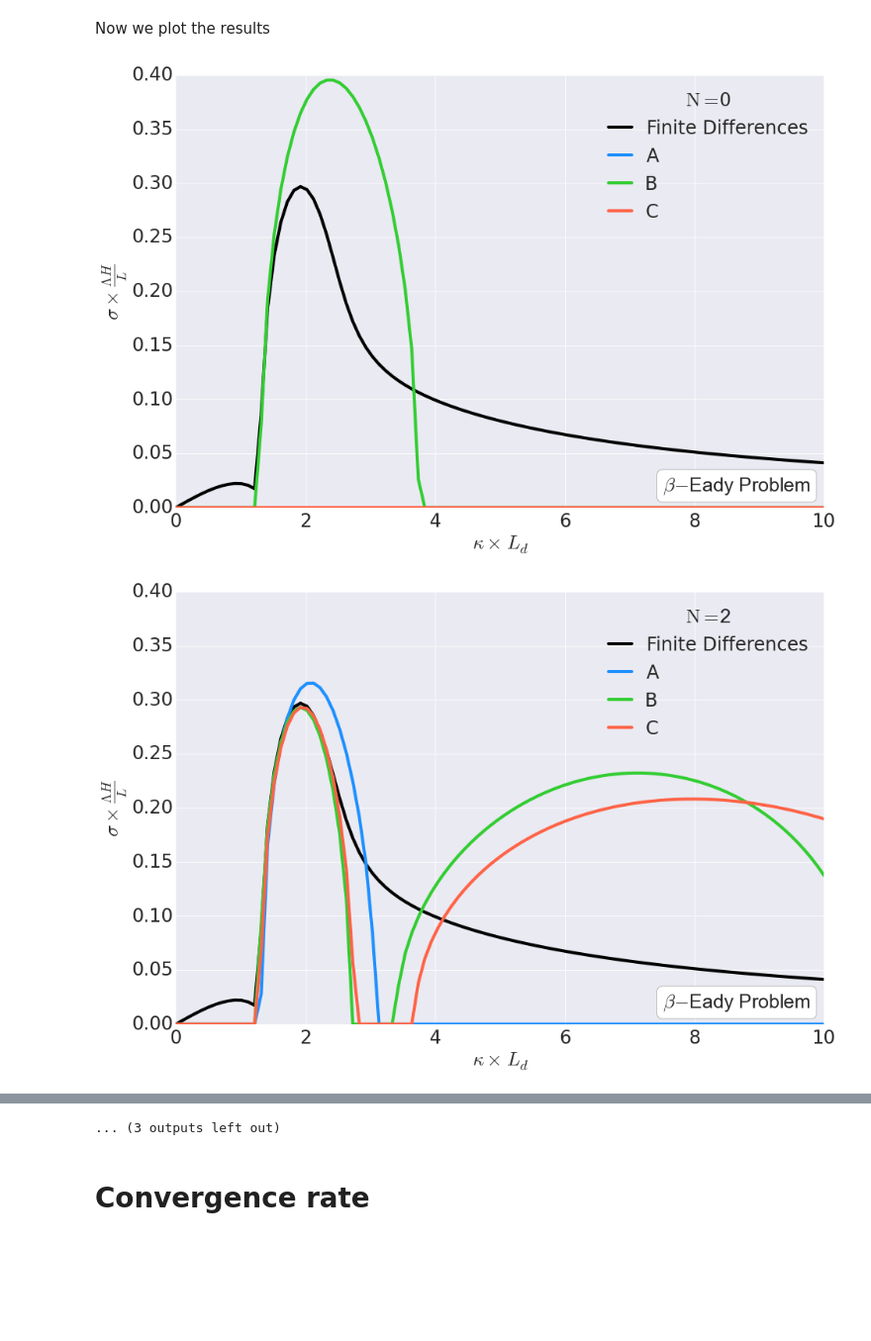
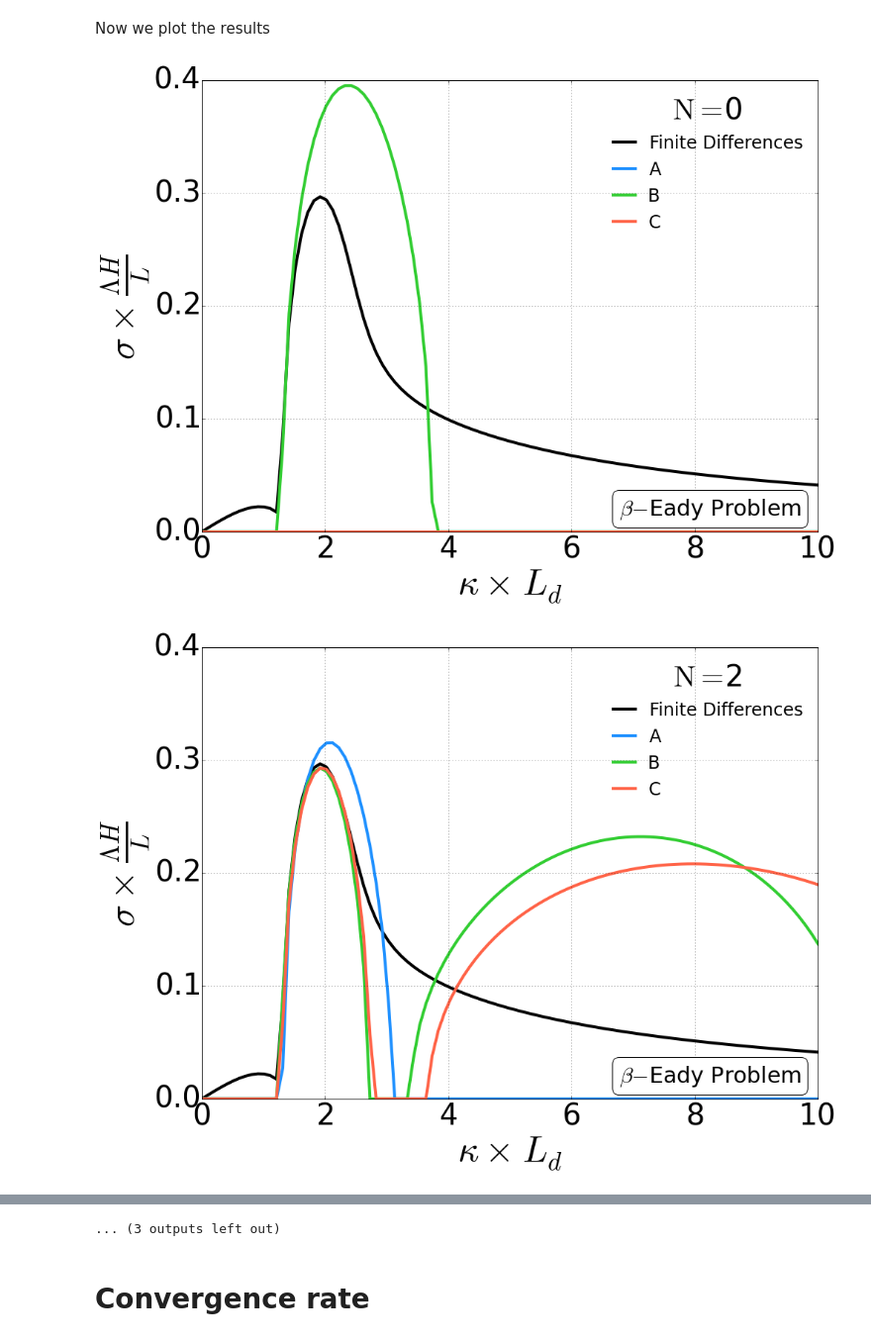
Before and after one commit to cesar-rocha/qg_vertical_modes, a Jupyter notebook: beta_eady_problem/beta_eady_galerk.ipynb, the cells around one changed output, grey strips where cells are left out. Shown at 99% size. Saved outputs shown, nothing was run; the diff lists cells and outputs as text; code cells hidden in the pictures; blank space fills up the shorter version.

Commit message:
changed fontsize and commented out seaborn

```diff
--- a/beta_eady_problem/beta_eady_galerk.ipynb
+++ b/beta_eady_problem/beta_eady_galerk.ipynb
@@ -304,7 +304,7 @@ def stability_analysis(kappa,Nmax,method='A',beta=1.,nu=0.,efunc=False):
     else : return c,sig
 # %%
 # settings
-kappa = np.linspace(0.001,10.,100)
+kappa = np.linspace(0.001,30.,200)
 Nmodes = np.arange(0,25)
 Nmodes = np.append(Nmodes,2**np.arange(5,8))
 
@@ -319,9 +319,9 @@ c_galerkC,sig_galerkC = np.zeros((Nmodes.size,kappa.size),\
 
 # solve the linear problem
 for i in range(Nmodes.size):
-    c_galerkA[i,:],sig_galerkA[i,:] = stability_analysis(kappa,\
+    c_galerkA[i,:],sig_galerkA[i,:] = stability_analysis_galerk(kappa,\
             Nmodes[i],method='A',beta=1.,nu=0.,efunc=False)
-    c_galerkB[i,:],sig_galerkB[i,:] = stability_analysis(kappa,\
-            Nmodes[i],method='B',beta=1.,nu=0.,efunc=False)
-    c_galerkC[i,:],sig_galerkC[i,:] = stability_analysis(kappa,\
-            Nmodes[i],method='C',beta=1.,nu=0.,efunc=False)
+    c_galerkB[i,:],sig_galerkB[i,:] = stability_analysis_galerk(kappa,\
+           Nmodes[i],method='B',beta=1.,nu=0.,efunc=False)
+    c_galerkC[i,:],sig_galerkC[i,:] = stability_analysis_galerk(kappa,\
+           Nmodes[i],method='C',beta=1.,nu=0.,efunc=False)
@@ -461,17 +461,12 @@ np.savez('outputs/beta-eady_num.npz',kappa=kappa,c=c_num,sig=sig_num,e=e_num,N=N
 # %% [markdown]
 Now we plot the results
 # %%
-import matplotlib.pyplot as plt
-plt.rcParams.update({'font.size': 25, 'legend.handlelength'  : 1.25})
-import numpy as np
-import sys
+#import seaborn as sns
+#sns.set(style="darkgrid")
+#sns.set_context("paper", font_scale=5., rc={"lines.linewidth": 1.5})
+#sns.set_style("darkgrid",{'grid_color':.95})
 
-import seaborn as sns
-sns.set(style="darkgrid")
-sns.set_context("paper", font_scale=3., rc={"lines.linewidth": 1.5})
-sns.set_style("darkgrid",{'grid_color':.95})
-
-def labels(field='sig',fs=25):
+def labels(field='sig',fs=50):
     plt.xlabel(r'$\kappa \times\, L_d$',fontsize=fs)
     if field == 'sig':
         plt.ylabel(r'$\sigma \times \, \frac{\Lambda H}{L}$',fontsize=fs)
@@ -480,15 +475,11 @@ def labels(field='sig',fs=25):
 
 def plt_exact(field='sig'):
     if field == 'sig':
-        plt.plot(lcharneyNum['kappa'],lcharneyNum['sig_num'],color="k",\
+        plt.plot(lcharneyNum['kappa'],lcharneyNum['sig'],color="k",\
                 linewidth=4.,label='Finite Differences')
     elif field == 'ps':
         plt.plot(lcharneyNum['kappa'],lcharneyNum['c'].real,color="k",\
                 linewidth=4.,label='Finite Differences')
-
-def relative_error(exact,approx):
-    ''' compute relative error '''
-    return np.abs(exact-approx)/np.abs(exact)
 # %%
 data_path = 'outputs/beta-eady_'
 data_pathA, data_pathB,data_pathC = "linear_charney_A.npz","linear_charney_B.npz","linear_charney_C.npz"
@@ -506,40 +497,45 @@ color1,color2,color3 = "#1e90ff","#ff6347","#32cd32"
 # %%
 # individual modes
 for i in range(Nmodes.size):
-    fig=plt.figure(figsize=(15,10))
+    fig=plt.figure(figsize=(15,11))
     plt_exact('sig')
     plt.plot(lcharneyA['kappa'],lcharneyA['sig'][i,:],\
                 color=color1,linewidth=lw,label='A')
     plt.plot(lcharneyB['kappa'],lcharneyB['sig'][i,:],\
                 color=color3,linewidth=lw,label='B')
     plt.plot(lcharneyC['kappa'],lcharneyC['sig'][i,:],\
                 color=color2,linewidth=lw,label='C')
 
+    plt.grid()
     labels()
+    plt.yticks(np.arange(0.,.5,.1))
     plt.legend(loc=1, title = r'$\mathrm{N} = $' + str(Nmodes[i]))
     plt.ylim(0.,0.4)
+    plt.xlim(0,10)
 
     # annotate order of the figure (for publication)
     pm = True
     nm = Nmodes[i]
 
-    plt.text(8.65, .02, r"$\beta-$Eady Problem", size=25, rotation=0.,\
+    plt.tick_params(axis='both', which='major', labelsize=40)
+
+    plt.text(8.25, .02, r"$\beta-$Eady Problem", size=30, rotation=0.,\
                 ha="center", va="center",\
                 bbox = dict(boxstyle="round",ec='k',fc='w'))
 
     figtit = 'figs/beta-eady_sig_galerk_ABC_'+str(Nmodes[i])+'.eps'
     plt.savefig(figtit,format='eps')
 
     if i < Nmodes.size-1:
         if i%2:
             plt.close()
     else:
         plt.text(.1,.05,'Green')
         plt.text(.1,.03,'modes')
         plt.text(1.,.32,'Modified Eady modes')
         plt.text(5.,.1,'Charney modes')
         figtit = 'figs/beta-eady_sig_galerk_ABC_'+str(Nmodes[i])+'.eps'
-        plt.savefig(figtit,format='eps')
+        plt.savefig(figtit,format='eps', bbox_inches = 'tight')
 # %% [output]
-[figure, old version]
+[figure, new version]
-[figure, old version]
+[figure, new version]
```
Also changed, not shown: parts of 22 cells of this notebook, 1 other file.
